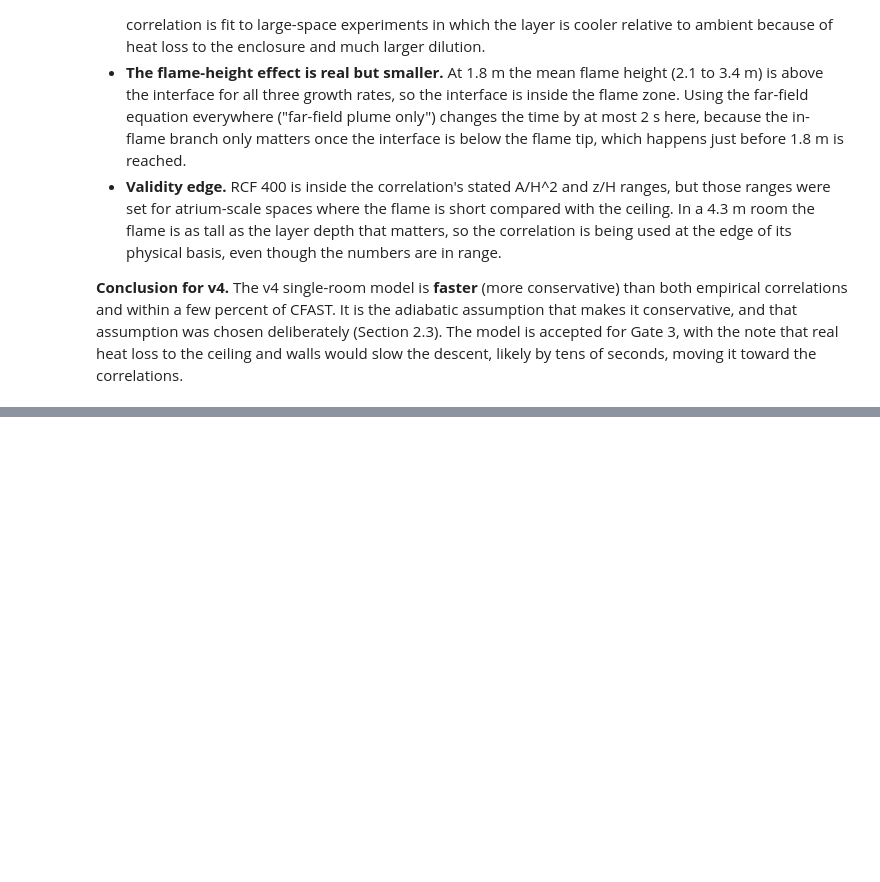
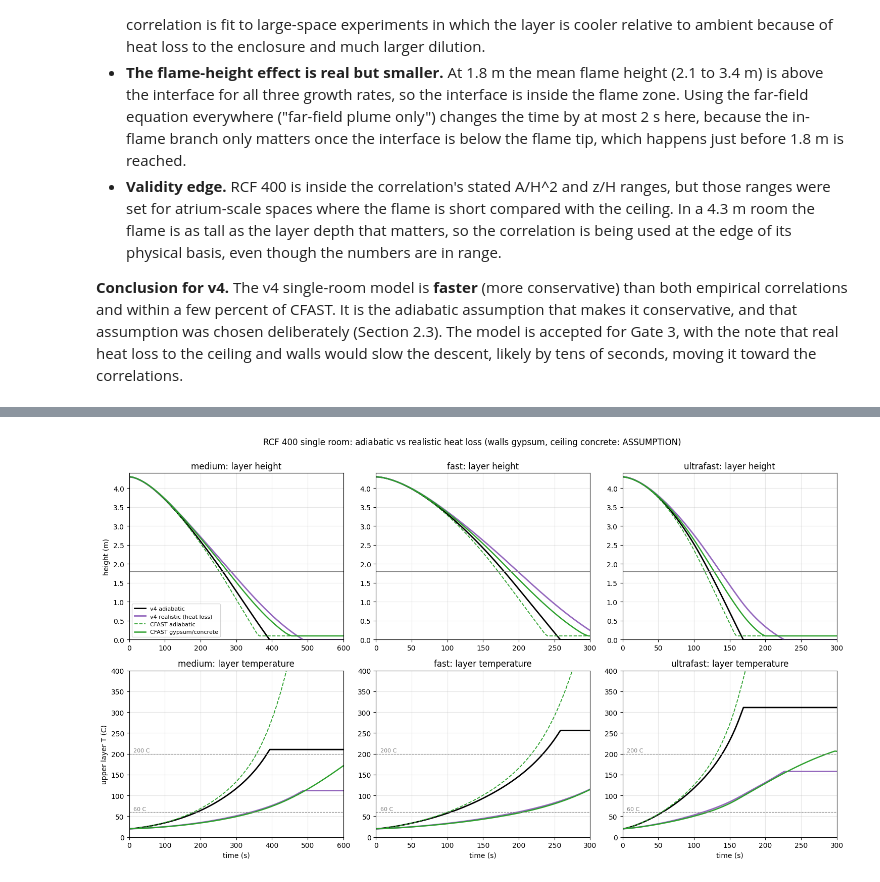
Before and after one commit to njlagana/fire_egress_sim, a Jupyter notebook: fire_sim_v4_rcf.ipynb, the cells around one changed output, grey strips where cells are left out. Cells and saved outputs as stored; diff of their text form; code cells hidden in the pictures; blank space fills up the shorter version.

```diff
--- a/fire_sim_v4_rcf.ipynb
+++ b/fire_sim_v4_rcf.ipynb
@@ -1026,0 +1126,17 @@ print(f"\nFast fire at 1.8 m: layer {r['T'][i]:.0f} C, so each kg of smoke occup
+# %%
+# --- Zone perimeters (needed for the wall band in contact with the layer) ---
+# Count exposed cell faces on the grid, then scale by sqrt(smoke area /
+# grid area) so the perimeter matches the smoke-model floor area at the
+# same shape. For RCF 400 this equals the CFAST room's 2 x (13.92 + 20.01).
+def grid_perimeter(cells):
+    n = 0
+    for (c, r) in cells:
+        for dc, dr in ((1, 0), (-1, 0), (0, 1), (0, -1)):
+            if (c + dc, r + dr) not in cells:
+                n += 1
+    return n * CELL_SIZE_M
+
+ZONE_PERIM = {z: grid_perimeter(ZONE_CELLS[z]) * math.sqrt(SMOKE_AREA_M2[z] / GRID_AREA_M2[z])
+              for z in ZONES}
+for z in ZONES:
+    print(f"{z:20s} perimeter {ZONE_PERIM[z]:6.1f} m (grid {grid_perimeter(ZONE_CELLS[z]):.0f} m)")
@@ -1026,0 +1243,57 @@ print(f"\nFast fire at 1.8 m: layer {r['T'][i]:.0f} C, so each kg of smoke occup
+# %%
+# --- Compare: adiabatic vs realistic, v4 vs CFAST ---
+rows = []
+fig, axes = plt.subplots(2, 3, figsize=(15, 8.5))
+for j, cls in enumerate(("medium", "fast", "ultrafast")):
+    a = ALPHA[cls]
+    ad = fill_room(A_400, H_400, P_400, a, heat_loss=False, t_end=600)
+    hl = fill_room(A_400, H_400, P_400, a, heat_loss=True, t_end=600)
+    cfa, cfh = cfast_runs[cls], cfast_hl[cls]
+    x_max = 600 if cls == "medium" else 300
+    ax = axes[0, j]
+    ax.plot(ad["t"], ad["z"], color="black", lw=2, label="v4 adiabatic")
+    ax.plot(hl["t"], hl["z"], color="tab:purple", lw=2, label="v4 realistic (heat loss)")
+    ax.plot(cfa["Time"], cfa["HGT_1"], color="tab:green", lw=1.3, ls="--", label="CFAST adiabatic")
+    ax.plot(cfh["Time"], cfh["HGT_1"], color="tab:green", lw=1.8, label="CFAST gypsum/concrete")
+    ax.axhline(LEVEL, color="gray", lw=1)
+    ax.set_xlim(0, x_max); ax.set_ylim(0, H_400 + 0.1)
+    ax.set_title(f"{cls}: layer height"); ax.grid(alpha=0.3)
+    ax = axes[1, j]
+    ax.plot(ad["t"], ad["T"], color="black", lw=2)
+    ax.plot(hl["t"], hl["T"], color="tab:purple", lw=2)
+    ax.plot(cfa["Time"], cfa["ULT_1"], color="tab:green", lw=1.3, ls="--")
+    ax.plot(cfh["Time"], cfh["ULT_1"], color="tab:green", lw=1.8)
+    for lvl in (60, 200):
+        ax.axhline(lvl, color="gray", lw=0.8, ls="--")
+        ax.text(x_max * 0.02, lvl + 4, f"{lvl} C", fontsize=8, color="gray")
+    ax.set_xlim(0, x_max); ax.set_ylim(0, 400)
+    ax.set_title(f"{cls}: layer temperature"); ax.set_xlabel("time (s)"); ax.grid(alpha=0.3)
+
+    def at18(t, z, T):
+        i = np.nonzero(np.asarray(z) <= LEVEL)[0]
+        return (float(np.asarray(t)[i[0]]), float(np.asarray(T)[i[0]])) if len(i) else (np.nan, np.nan)
+    ta, Ta = at18(ad["t"], ad["z"], ad["T"])
+    th, Th = at18(hl["t"], hl["z"], hl["T"])
+    tca, Tca = at18(cfa["Time"], cfa["HGT_1"], cfa["ULT_1"])
+    tch, Tch = at18(cfh["Time"], cfh["HGT_1"], cfh["ULT_1"])
+    ih = np.nonzero(hl["z"] <= LEVEL)[0][0]
+    lam_eq = (1 - CHI_CONV) + hl["loss"][ih] / hl["Q"][ih]
+    rows.append({"growth": cls,
+                 "v4 adiab t(s)": ta, "v4 adiab T(C)": Ta,
+                 "CFAST adiab t(s)": tca, "CFAST adiab T(C)": Tca,
+                 "v4 real t(s)": th, "v4 real T(C)": Th,
+                 "CFAST real t(s)": tch, "CFAST real T(C)": Tch,
+                 "equiv lambda_c": lam_eq})
+axes[0, 0].set_ylabel("height (m)"); axes[1, 0].set_ylabel("upper layer T (C)")
+axes[0, 0].legend(fontsize=8, loc="lower left")
+plt.suptitle("RCF 400 single room: adiabatic vs realistic heat loss (walls gypsum, ceiling concrete: ASSUMPTION)",
+             y=1.0)
+plt.tight_layout(); plt.show()
+
+hl_df = pd.DataFrame(rows)
+print("AT THE MOMENT THE INTERFACE REACHES 1.8 m (t = time, T = layer temperature)")
+print(hl_df.to_string(index=False, float_format=lambda v: f"{v:.1f}" if abs(v) >= 1 else f"{v:.2f}"))
+print("\nequiv lambda_c = radiated fraction (0.3) + convective loss / Q at that moment;"
+      " ASET (Cooper) range is 0.6 to 0.9.")
+# %% [output]
+[figure, added]
```
Also changed, not shown: parts of 9 cells of this notebook, 6 other files.
